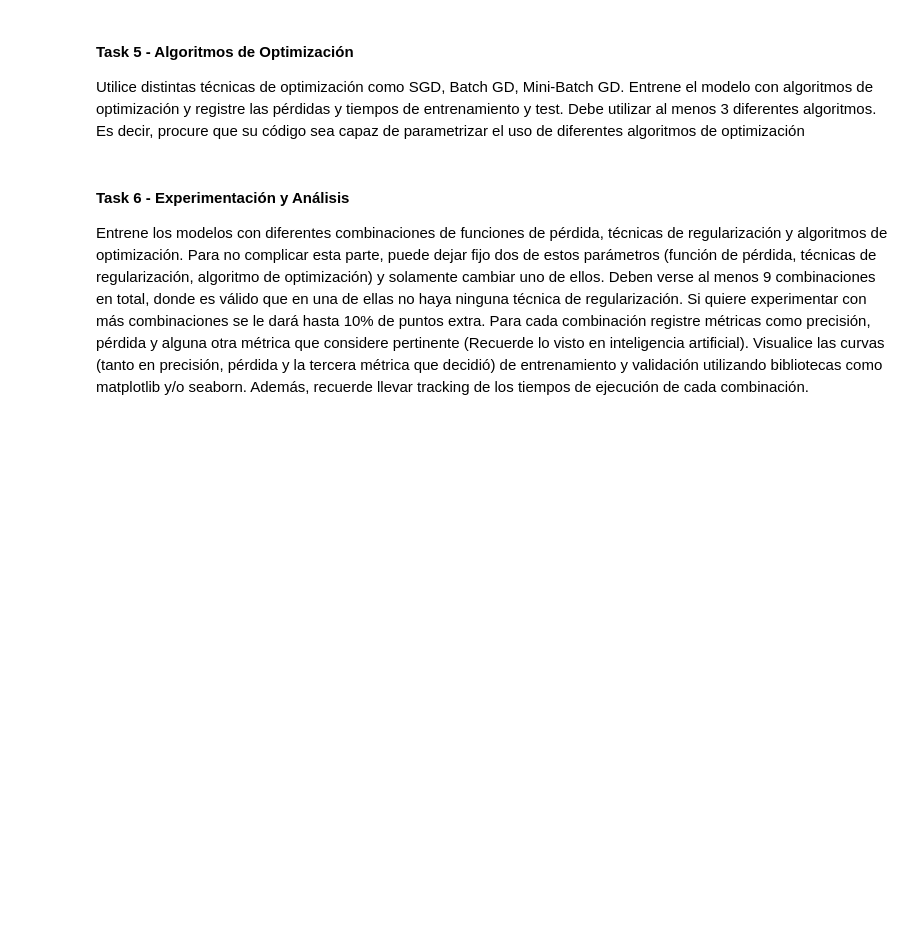
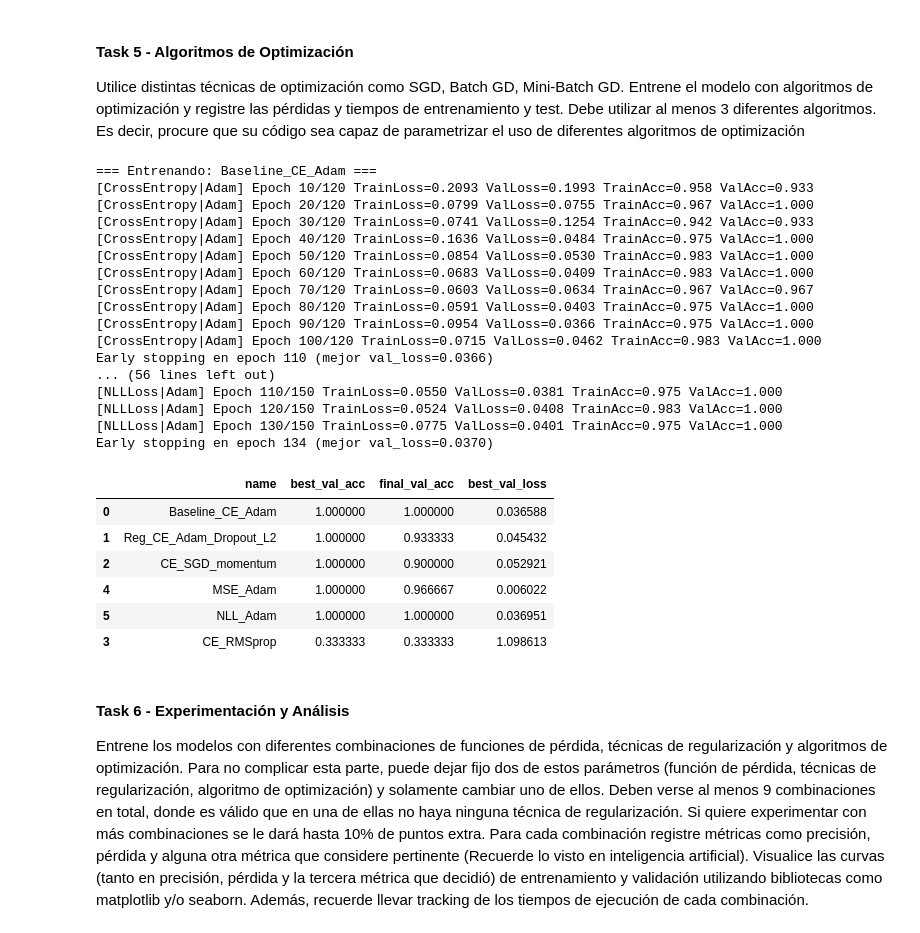
Before and after one commit to faguilarleal/HDT2_deep, a Jupyter notebook: main.ipynb, the cells around one changed output. Drawn from its saved outputs; the diff is of its cells as text; code cells hidden in the pictures; blank space fills up the shorter version.

```diff
--- a/main.ipynb
+++ b/main.ipynb
@@ -193,6 +199,22 @@ hist_nll = train_model("NLLLoss", epochs=50)
 Utilice distintas técnicas de regularización como L1, L2 y dropout. Entrene el modelo con y sin técnicas de
 regularización y observe el impacto en el overfitting y la generalización. Debe utilizar al menos 3 diferentes técnicas.
 Es decir, procure que su código sea capaz de parametrizar el uso de diferentes técnicas de regularización
+# %%
+class IrisNetDropout(nn.Module):
+    def __init__(self, p=0.3):
+        super().__init__()
+        self.fc1 = nn.Linear(4, 16)
+        self.fc2 = nn.Linear(16, 8)
+        self.fc3 = nn.Linear(8, 3)
+        self.dropout = nn.Dropout(p)
+
+    def forward(self, x):
+        x = F.relu(self.fc1(x))
+        x = self.dropout(x)
+        x = F.relu(self.fc2(x))
+        x = self.dropout(x)
+        x = self.fc3(x)
+        return x
 # %% [markdown]
 #### Task 5 - Algoritmos de Optimización
 
@@ -202,3 +464,47 @@ Es decir, procure que su código sea capaz de parametrizar el uso de diferentes
+# %%
+
+for exp in experiments:
+    print(f"\n=== Entrenando: {exp['name']} ===")
+    model, hist = run_experiment(exp)
+    histories[exp["name"]] = hist
+    best_val_acc = max(hist["val_acc"]) if len(hist["val_acc"]) else float("nan")
+    final_val_acc = hist["val_acc"][-1] if len(hist["val_acc"]) else float("nan")
+    results.append({
+        "name": exp["name"],
+        "best_val_acc": best_val_acc,
+        "final_val_acc": final_val_acc,
+        "best_val_loss": min(hist["val_loss"]) if len(hist["val_loss"]) else float("nan"),
+    })
+
+
+
+df_results = pd.DataFrame(results).sort_values(by="best_val_acc", ascending=False)
+df_results
+# %% [output]
+=== Entrenando: Baseline_CE_Adam ===
+[CrossEntropy|Adam] Epoch 10/120 TrainLoss=0.2093 ValLoss=0.1993 TrainAcc=0.958 ValAcc=0.933
+[CrossEntropy|Adam] Epoch 20/120 TrainLoss=0.0799 ValLoss=0.0755 TrainAcc=0.967 ValAcc=1.000
+[CrossEntropy|Adam] Epoch 30/120 TrainLoss=0.0741 ValLoss=0.1254 TrainAcc=0.942 ValAcc=0.933
+[CrossEntropy|Adam] Epoch 40/120 TrainLoss=0.1636 ValLoss=0.0484 TrainAcc=0.975 ValAcc=1.000
+[CrossEntropy|Adam] Epoch 50/120 TrainLoss=0.0854 ValLoss=0.0530 TrainAcc=0.983 ValAcc=1.000
+[CrossEntropy|Adam] Epoch 60/120 TrainLoss=0.0683 ValLoss=0.0409 TrainAcc=0.983 ValAcc=1.000
+[CrossEntropy|Adam] Epoch 70/120 TrainLoss=0.0603 ValLoss=0.0634 TrainAcc=0.967 ValAcc=0.967
+[CrossEntropy|Adam] Epoch 80/120 TrainLoss=0.0591 ValLoss=0.0403 TrainAcc=0.975 ValAcc=1.000
+[CrossEntropy|Adam] Epoch 90/120 TrainLoss=0.0954 ValLoss=0.0366 TrainAcc=0.975 ValAcc=1.000
+[CrossEntropy|Adam] Epoch 100/120 TrainLoss=0.0715 ValLoss=0.0462 TrainAcc=0.983 ValAcc=1.000
+Early stopping en epoch 110 (mejor val_loss=0.0366)
+... (56 lines left out)
+[NLLLoss|Adam] Epoch 110/150 TrainLoss=0.0550 ValLoss=0.0381 TrainAcc=0.975 ValAcc=1.000
+[NLLLoss|Adam] Epoch 120/150 TrainLoss=0.0524 ValLoss=0.0408 TrainAcc=0.983 ValAcc=1.000
+[NLLLoss|Adam] Epoch 130/150 TrainLoss=0.0775 ValLoss=0.0401 TrainAcc=0.975 ValAcc=1.000
+Early stopping en epoch 134 (mejor val_loss=0.0370)
+|  | name | best_val_acc | final_val_acc | best_val_loss |
+| 0 | Baseline_CE_Adam | 1.000000 | 1.000000 | 0.036588 |
+| 1 | Reg_CE_Adam_Dropout_L2 | 1.000000 | 0.933333 | 0.045432 |
+| 2 | CE_SGD_momentum | 1.000000 | 0.900000 | 0.052921 |
+| 4 | MSE_Adam | 1.000000 | 0.966667 | 0.006022 |
+| 5 | NLL_Adam | 1.000000 | 1.000000 | 0.036951 |
+| 3 | CE_RMSprop | 0.333333 | 0.333333 | 1.098613 |
 # %% [markdown]
 #### Task 6 - Experimentación y Análisis
 
```
Also changed, not shown: parts of 10 cells of this notebook.
